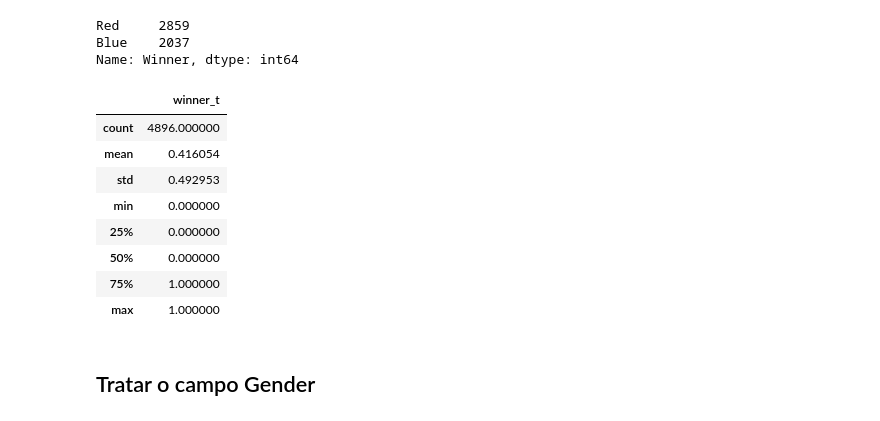
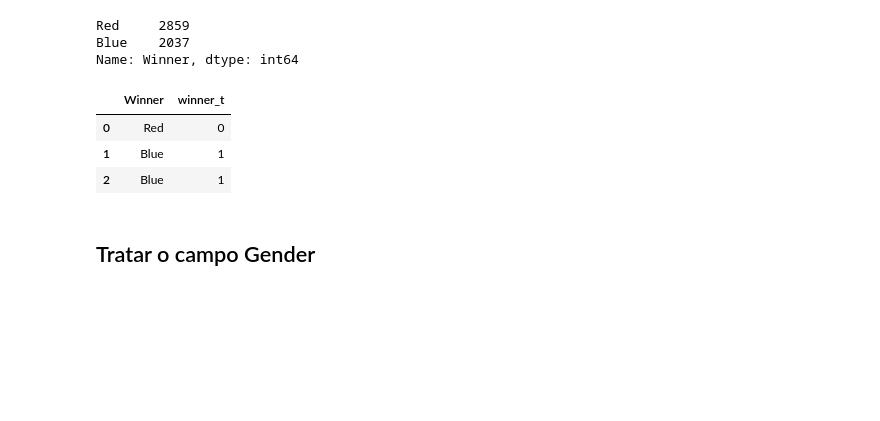
Before and after one commit to OseiasBeu/fight_project, a Jupyter notebook: ufc_project.ipynb, the cells around one changed output. Drawn from its saved outputs; the diff is of its cells as text; code cells hidden in the pictures; blank space fills up the shorter version.

```diff
--- a/ufc_project.ipynb
+++ b/ufc_project.ipynb
@@ -167,17 +171,12 @@ de_para_Winner = {
 
 ufc_df_o['winner_t'] = ufc_df_o.Winner.map(de_para_Winner)
 # %%
-ufc_df_o[['Winner','winner_t']].describe()
+ufc_df_o[['Winner','winner_t']].head(3)
 # %% [output]
-|  | winner_t |
-| count | 4896.000000 |
-| mean | 0.416054 |
-| std | 0.492953 |
-| min | 0.000000 |
-| 25% | 0.000000 |
-| 50% | 0.000000 |
-| 75% | 1.000000 |
-| max | 1.000000 |
+|  | Winner | winner_t |
+| 0 | Red | 0 |
+| 1 | Blue | 1 |
+| 2 | Blue | 1 |
 # %% [markdown]
 ## Tratar o campo Gender
 # %%
```
Also changed, not shown: parts of 7 cells of this notebook.
